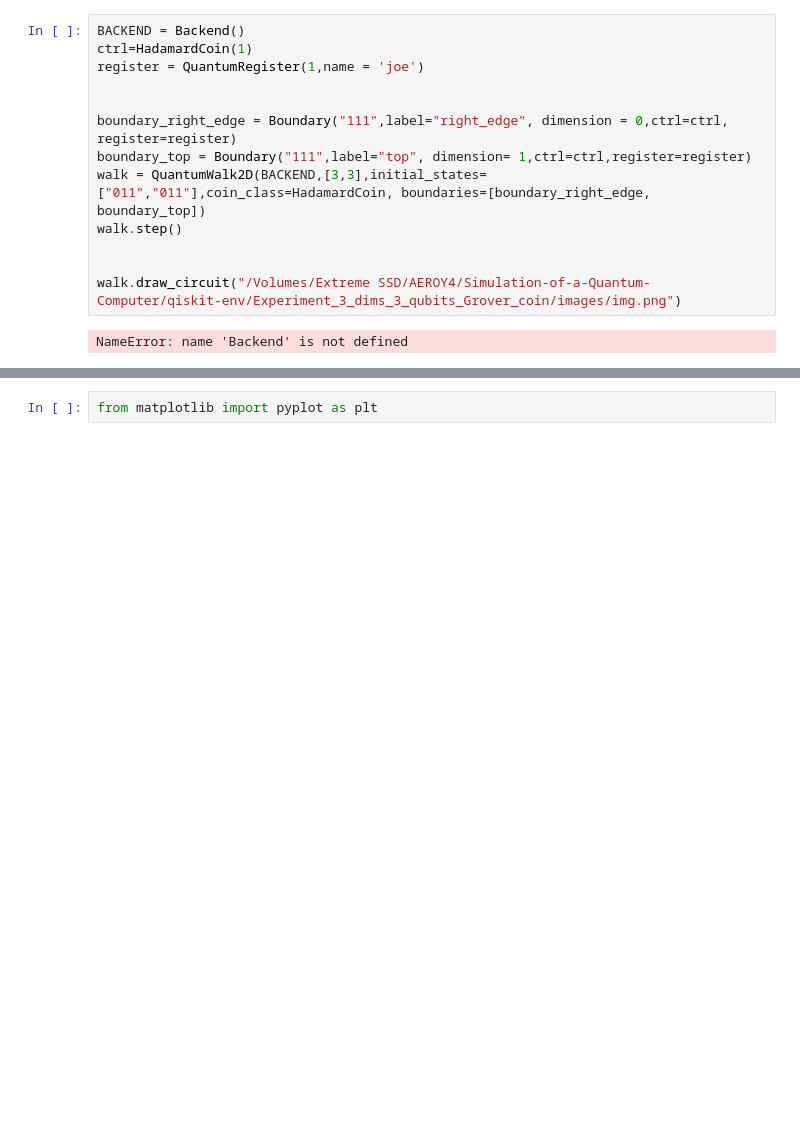
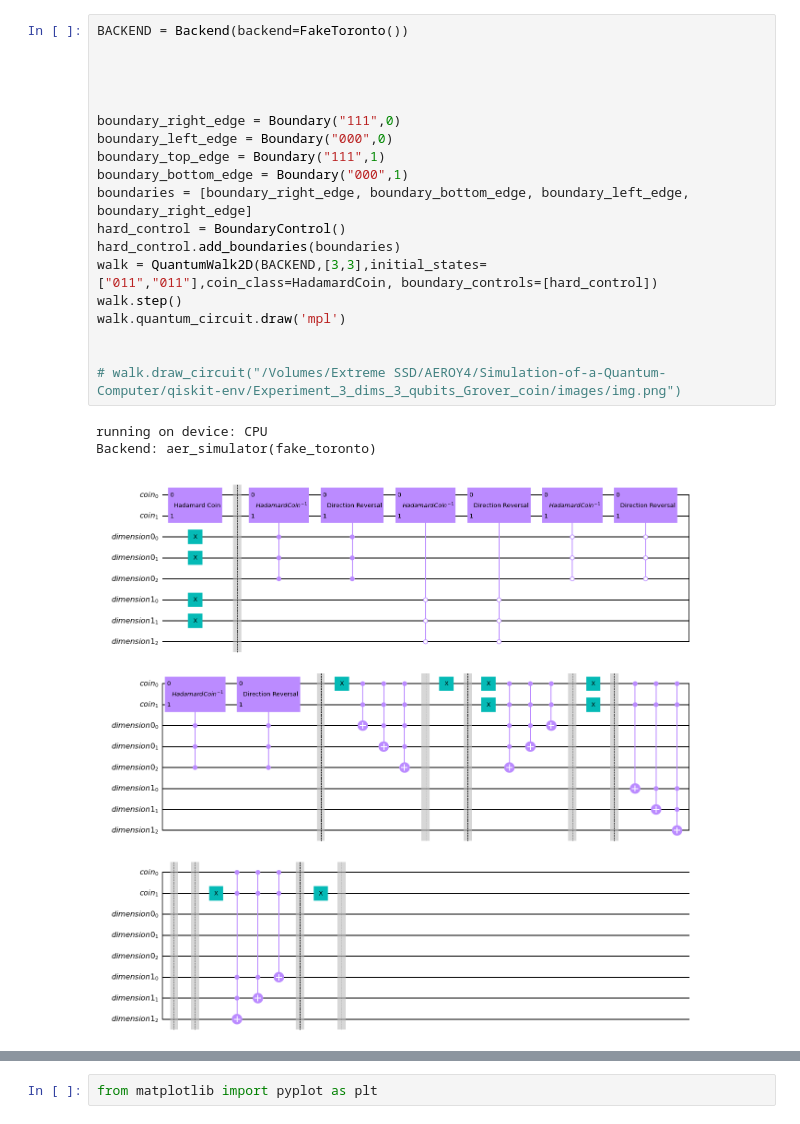
Before and after one commit to AnnonymousRacoon/Quantum-Random-Walks-to-Solve-Diffusion, a Jupyter notebook: Notebooks/Notebooknew.ipynb, the cells around one changed output, grey strips where cells are left out. Saved outputs shown, nothing was run; the diff lists cells and outputs as text; blank space fills up the shorter version.

```diff
--- a/Notebooks/Notebooknew.ipynb
+++ b/Notebooks/Notebooknew.ipynb
@@ -9,15 +35,23 @@ from qiskit import QuantumRegister
 # %%
-BACKEND = Backend()
-ctrl=HadamardCoin(1)
-register = QuantumRegister(1,name = 'joe')
+BACKEND = Backend(backend=FakeToronto())
 
 
-boundary_right_edge = Boundary("111",label="right_edge", dimension = 0,ctrl=ctrl, register=register)
-boundary_top = Boundary("111",label="top", dimension= 1,ctrl=ctrl,register=register)
-walk = QuantumWalk2D(BACKEND,[3,3],initial_states=["011","011"],coin_class=HadamardCoin, boundaries=[boundary_right_edge, boundary_top])
-walk.step()
 
 
-walk.draw_circuit("/Volumes/Extreme SSD/AEROY4/Simulation-of-a-Quantum-Computer/qiskit-env/Experiment_3_dims_3_qubits_Grover_coin/images/img.png")
+boundary_right_edge = Boundary("111",0)
+boundary_left_edge = Boundary("000",0)
+boundary_top_edge = Boundary("111",1)
+boundary_bottom_edge = Boundary("000",1)
+boundaries = [boundary_right_edge, boundary_bottom_edge, boundary_left_edge, boundary_right_edge]
+hard_control = BoundaryControl()
+hard_control.add_boundaries(boundaries)
+walk = QuantumWalk2D(BACKEND,[3,3],initial_states=["011","011"],coin_class=HadamardCoin, boundary_controls=[hard_control])
+walk.step()
+walk.quantum_circuit.draw('mpl')
+
+
+# walk.draw_circuit("/Volumes/Extreme SSD/AEROY4/Simulation-of-a-Quantum-Computer/qiskit-env/Experiment_3_dims_3_qubits_Grover_coin/images/img.png")
 # %% [output]
-NameError: name 'Backend' is not defined
+running on device: CPU
+Backend: aer_simulator(fake_toronto)
+[figure, added]
```
Also changed, not shown: parts of 33 cells of this notebook, 8 other files.
